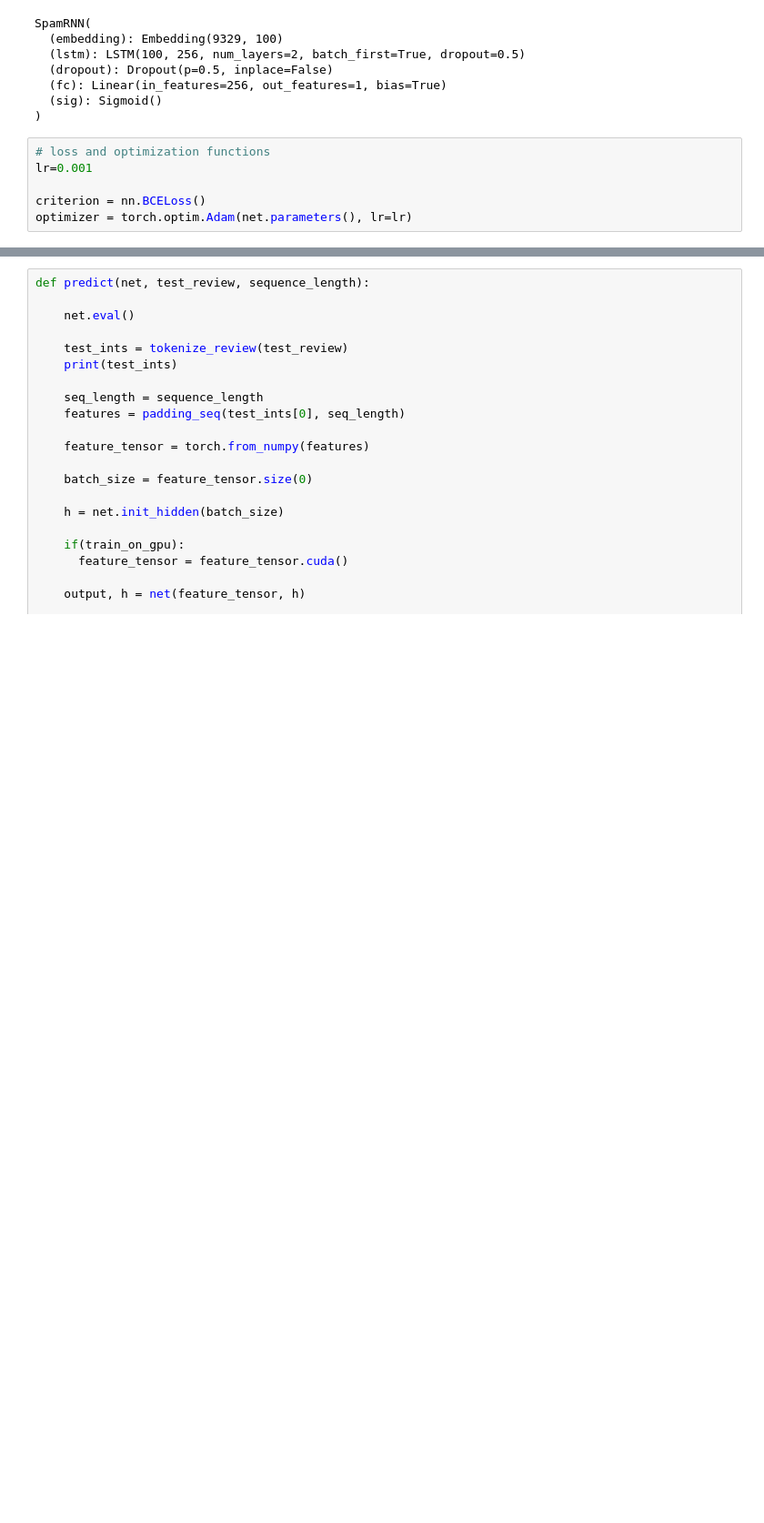
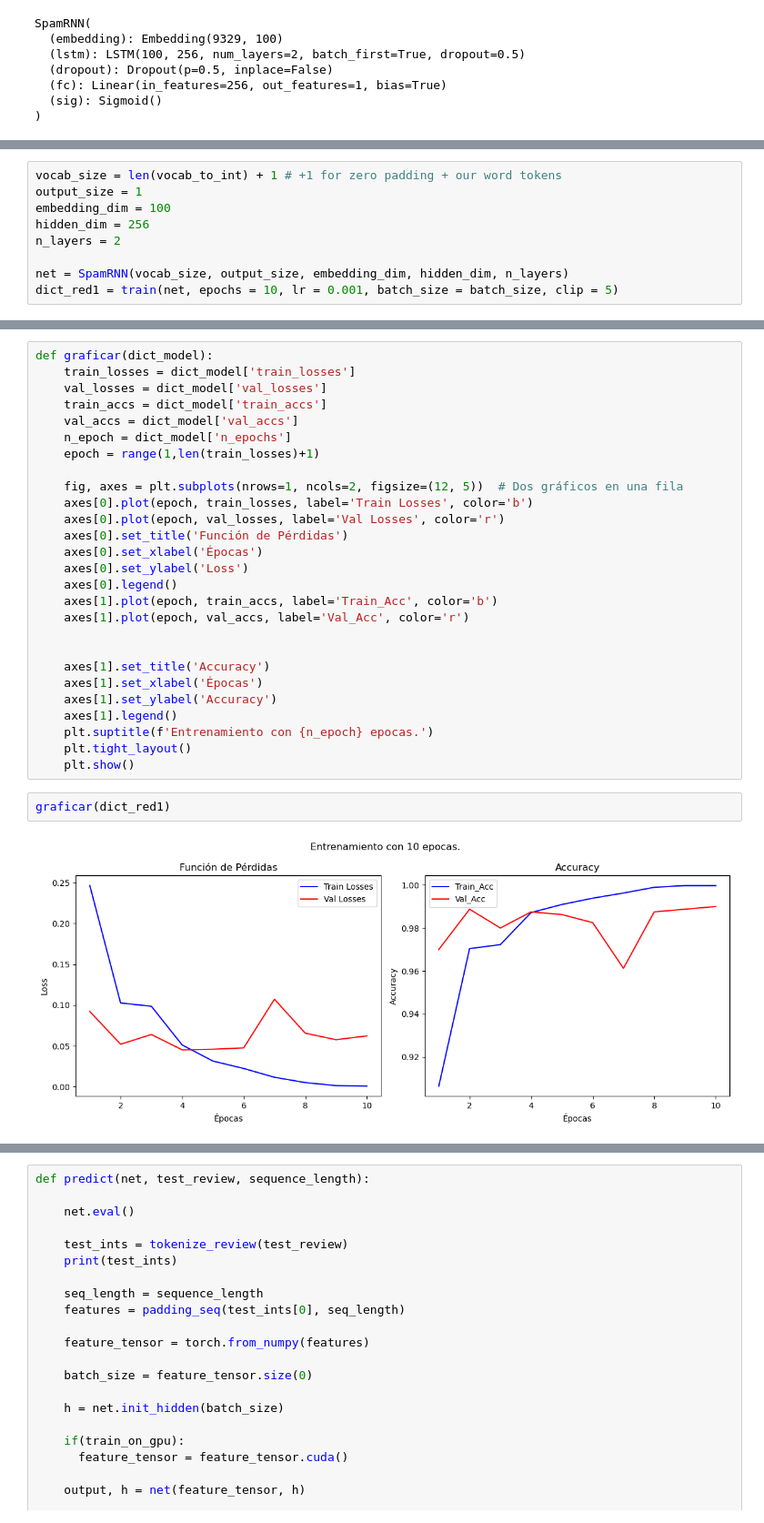
Before and after one commit to mvarasg/CC6204, a Jupyter notebook: Tareas/T3/Tarea_3_Deep_Learning.ipynb, the cells around one changed output, grey strips where cells are left out. Shown at 91% size. Drawn from its saved outputs; the diff is of its cells as text; blank space fills up the shorter version.

```diff
--- a/Tareas/T3/Tarea_3_Deep_Learning.ipynb
+++ b/Tareas/T3/Tarea_3_Deep_Learning.ipynb
@@ -431,10 +431,4 @@ SpamRNN(
   (fc): Linear(in_features=256, out_features=1, bias=True)
   (sig): Sigmoid()
 )
-# %%
-# loss and optimization functions
-lr=0.001
-
-criterion = nn.BCELoss()
-optimizer = torch.optim.Adam(net.parameters(), lr=lr)
 # %%
@@ -533,0 +531,9 @@ for e in range(epochs):
+# %%
+vocab_size = len(vocab_to_int) + 1 # +1 for zero padding + our word tokens
+output_size = 1
+embedding_dim = 100
+hidden_dim = 256
+n_layers = 2
+
+net = SpamRNN(vocab_size, output_size, embedding_dim, hidden_dim, n_layers)
+dict_red1 = train(net, epochs = 10, lr = 0.001, batch_size = batch_size, clip = 5)
@@ -534 +558,32 @@ for e in range(epochs):
+# %%
+def graficar(dict_model):
+    train_losses = dict_model['train_losses']
+    val_losses = dict_model['val_losses']
+    train_accs = dict_model['train_accs']
+    val_accs = dict_model['val_accs']
+    n_epoch = dict_model['n_epochs']
+    epoch = range(1,len(train_losses)+1)
+
+    fig, axes = plt.subplots(nrows=1, ncols=2, figsize=(12, 5))  # Dos gráficos en una fila
+    axes[0].plot(epoch, train_losses, label='Train Losses', color='b')
+    axes[0].plot(epoch, val_losses, label='Val Losses', color='r')
+    axes[0].set_title('Función de Pérdidas')
+    axes[0].set_xlabel('Épocas')
+    axes[0].set_ylabel('Loss')
+    axes[0].legend()
+    axes[1].plot(epoch, train_accs, label='Train_Acc', color='b')
+    axes[1].plot(epoch, val_accs, label='Val_Acc', color='r')
+
+
+    axes[1].set_title('Accuracy')
+    axes[1].set_xlabel('Épocas')
+    axes[1].set_ylabel('Accuracy')
+    axes[1].legend()
+    plt.suptitle(f'Entrenamiento con {n_epoch} epocas.')
+    plt.tight_layout()
+    plt.show()
+# %%
+graficar(dict_red1)
+# %% [output]
+[figure, added]
 # %%
```
Also changed, not shown: parts of 7 cells of this notebook.
